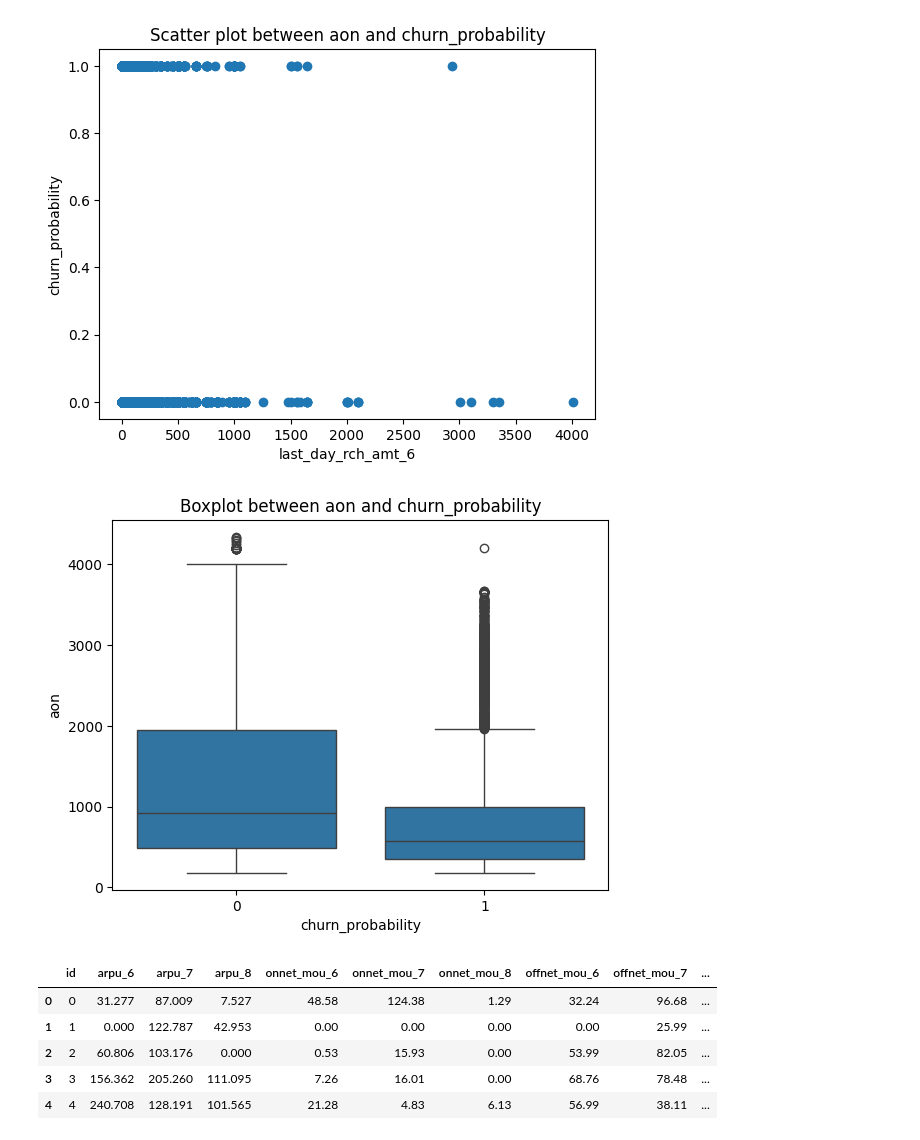
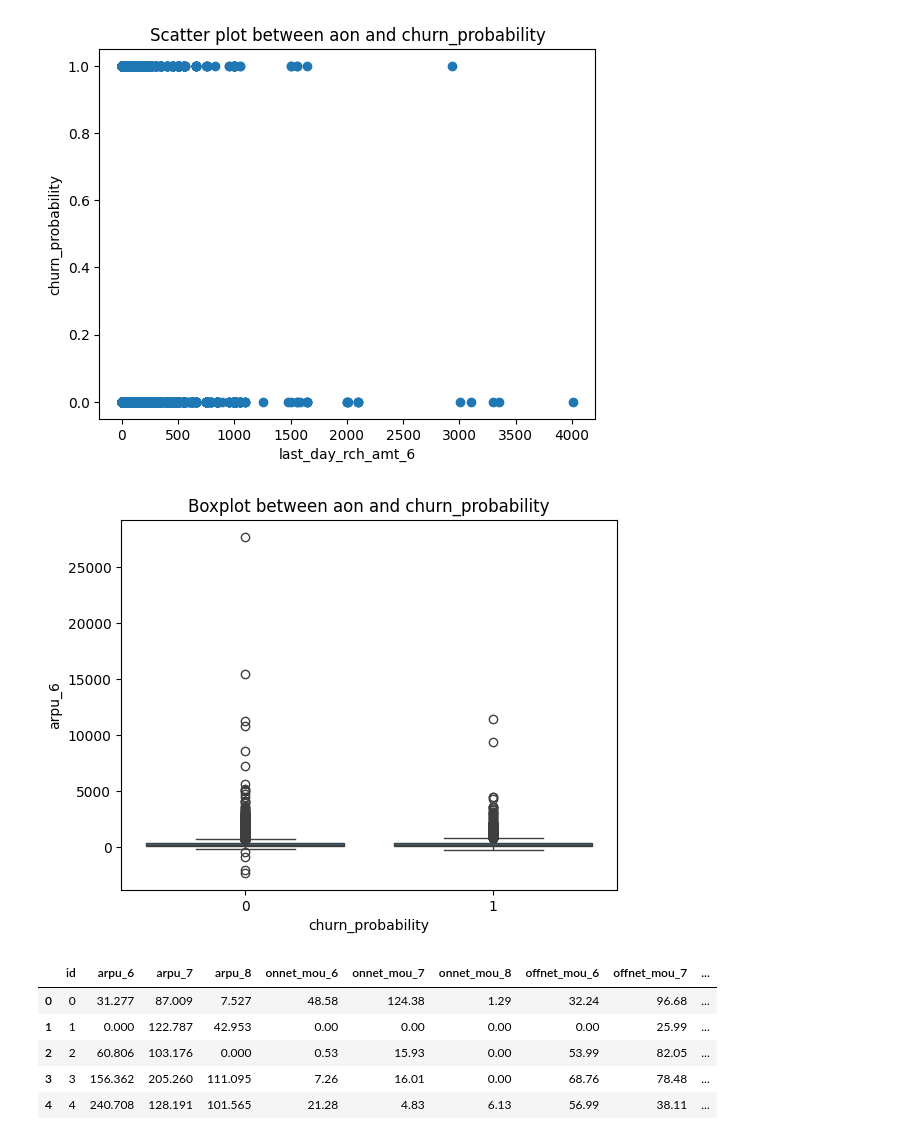
Before and after one commit to Vinaybora/Telecom-Churn-Prediction, a Jupyter notebook: eda.ipynb, the cells around one changed output. Saved outputs shown, nothing was run; the diff lists cells and outputs as text; code cells hidden in the pictures.

```diff
--- a/eda.ipynb
+++ b/eda.ipynb
@@ -212,11 +212,11 @@ plt.show()
 # %%
 #plot boxplot between aon and churn_probability
 import seaborn as sns
-sns.boxplot(x='churn_probability', y='aon', data=df)
+sns.boxplot(x='churn_probability', y='arpu_6', data=df)
 plt.title('Boxplot between aon and churn_probability')
 plt.show()
 # %% [output]
-[figure, old version]
+[figure, new version]
 # %%
 df.head()
 # %% [output]
```
Also changed, not shown: parts of 3 cells of this notebook, 1 other file.
